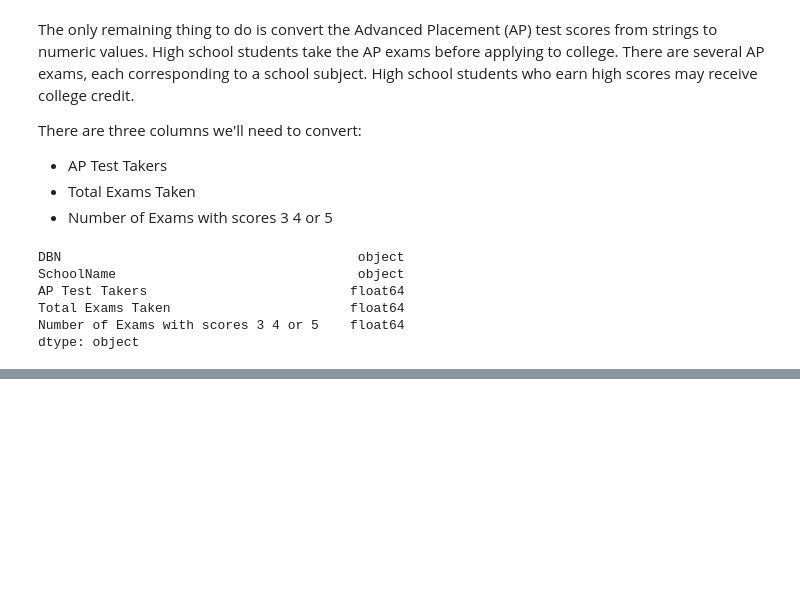
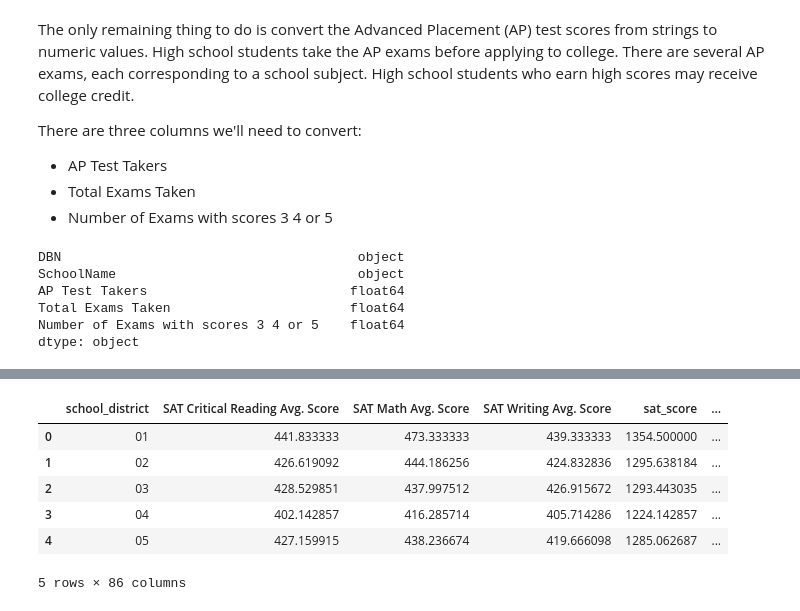
Before and after one commit to felixodette/NYC-Educational-Data-Analysis, a Jupyter notebook: Analysis.ipynb, the cells around one changed output, grey strips where cells are left out. Cells and saved outputs as stored; diff of their text form; code cells hidden in the pictures; blank space fills up the shorter version.

```diff
--- a/Analysis.ipynb
+++ b/Analysis.ipynb
@@ -390,0 +563,12 @@ dtype: object
+# %%
+districts = combined.groupby('school_district').agg(np.mean)
+districts.reset_index(inplace=True)
+districts.head()
+# %% [output]
+|  | school_district | SAT Critical Reading Avg. Score | SAT Math Avg. Score | SAT Writing Avg. Score | sat_score | ... |
+| 0 | 01 | 441.833333 | 473.333333 | 439.333333 | 1354.500000 | ... |
+| 1 | 02 | 426.619092 | 444.186256 | 424.832836 | 1295.638184 | ... |
+| 2 | 03 | 428.529851 | 437.997512 | 426.915672 | 1293.443035 | ... |
+| 3 | 04 | 402.142857 | 416.285714 | 405.714286 | 1224.142857 | ... |
+| 4 | 05 | 427.159915 | 438.236674 | 419.666098 | 1285.062687 | ... |
+5 rows × 86 columns
```
Also changed, not shown: parts of 17 cells of this notebook, 2 other files.
